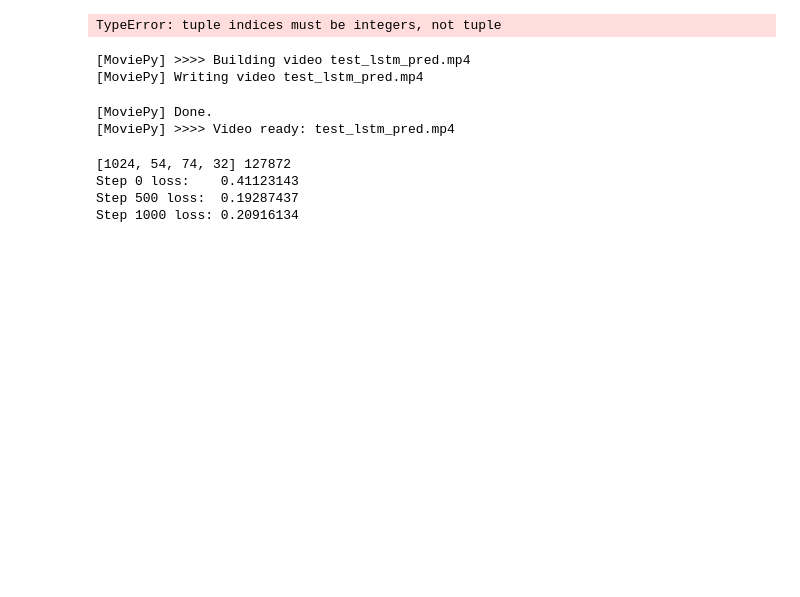
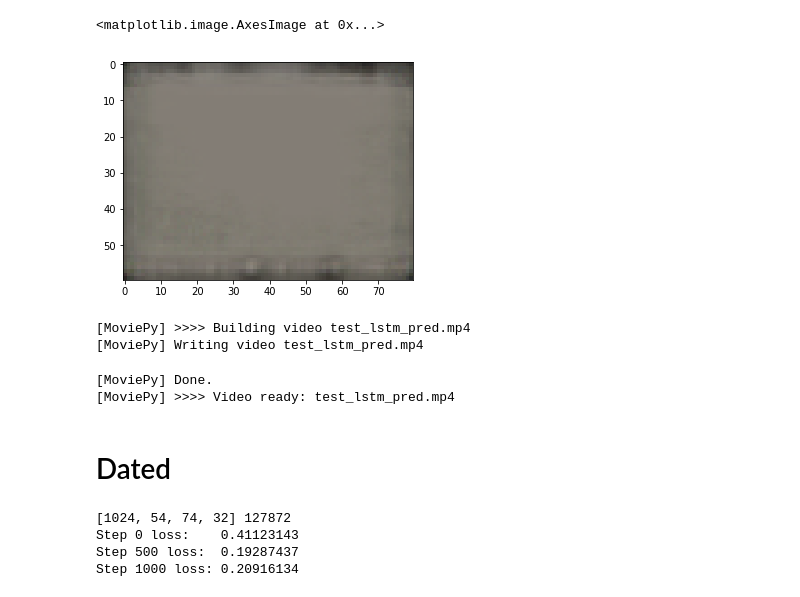
Before and after one commit to galbiati/video-representations, a Jupyter notebook: Prototype-RNN.ipynb, the cells around one changed output. Saved outputs shown, nothing was run; the diff lists cells and outputs as text; code cells hidden in the pictures; blank space fills up the shorter version.

```diff
--- a/Prototype-RNN.ipynb
+++ b/Prototype-RNN.ipynb
@@ -124,7 +200,8 @@ predictions[0][0].max()
 # %%
-plt.imshow(predictions[2][0, 10, :, :, :]/255)
+plt.imshow(predictions[-1][0, 0, :, :, :]/255)
 # %% [output]
-TypeError: tuple indices must be integers, not tuple
+<matplotlib.image.AxesImage at 0x...>
+[figure, added]
 # %%
 def render_movie(frame_array, output_file, fps, max_pixel=255):
     n_frames = frame_array.shape[0]
@@ -140,6 +217,8 @@ frame_array = render_movie(predictions[-1][0], 'test_lstm_pred.mp4', 5)
 [MoviePy] Writing video test_lstm_pred.mp4
 [MoviePy] Done.
 [MoviePy] >>>> Video ready: test_lstm_pred.mp4
+# %% [markdown]
+# Dated
 # %%
 def run_exp_ae(batchsize, num_epochs, data=None):
 
```
Also changed, not shown: parts of 7 cells of this notebook, 4 other files.
